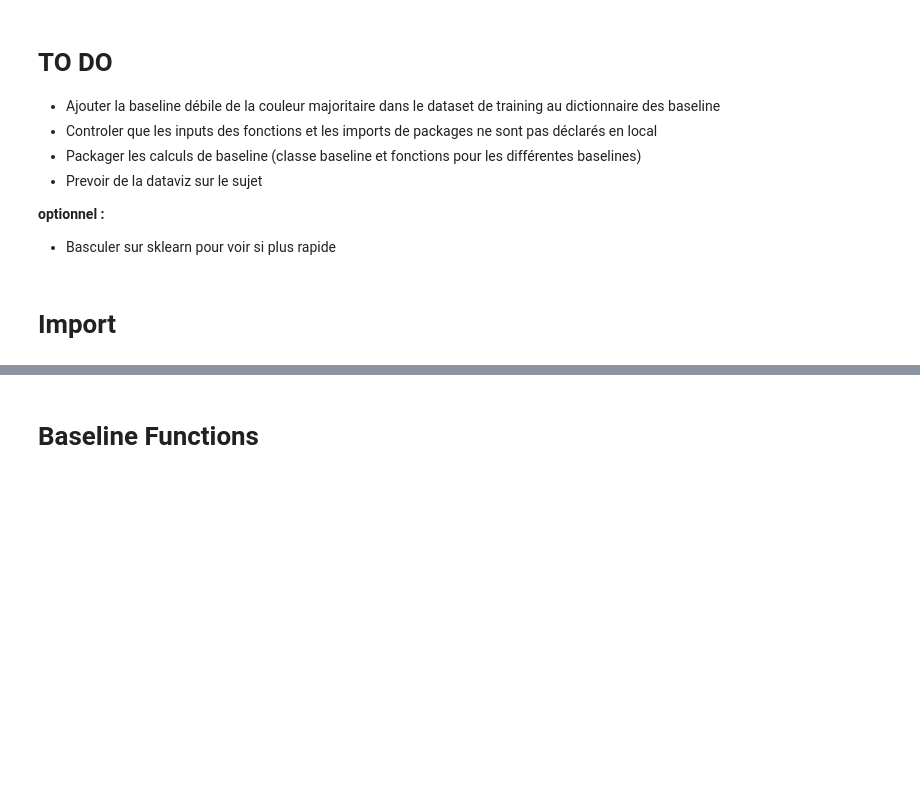
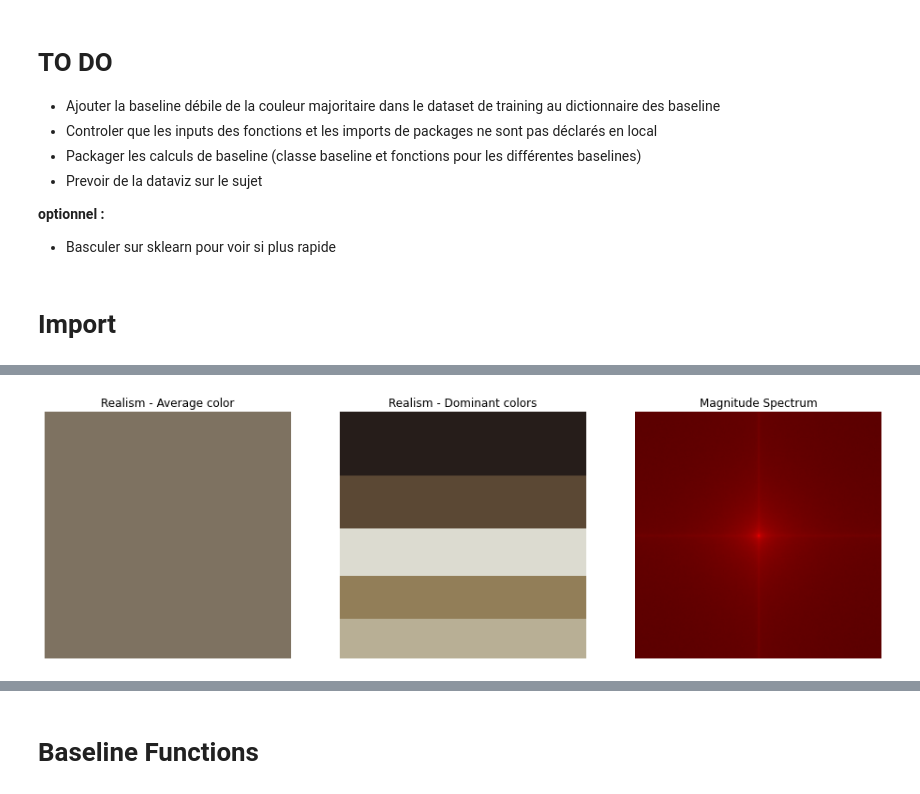
Before and after one commit to gregoirelafay/neural-art, a Jupyter notebook: notebooks/Baselines.ipynb, the cells around one changed output, grey strips where cells are left out. Cells and saved outputs as stored; diff of their text form; code cells hidden in the pictures; blank space fills up the shorter version.

```diff
--- a/notebooks/Baselines.ipynb
+++ b/notebooks/Baselines.ipynb
@@ -64,0 +108,6 @@ merge_mov_1={'abstract_expressionism': 'abstract',
+# %%
+mov='realism'
+
+test=baselines_viz_mov(X_BASE,mov)
+# %% [output]
+[figure, added]
```
Also changed, not shown: parts of 42 cells of this notebook, 1 other file.
